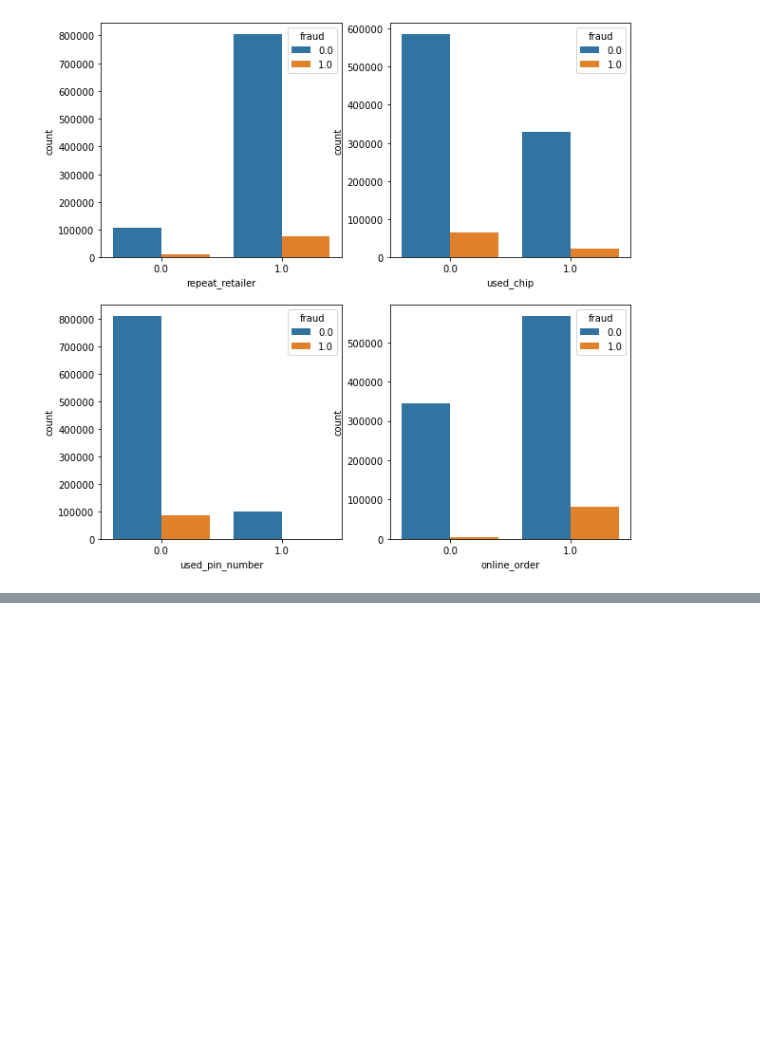
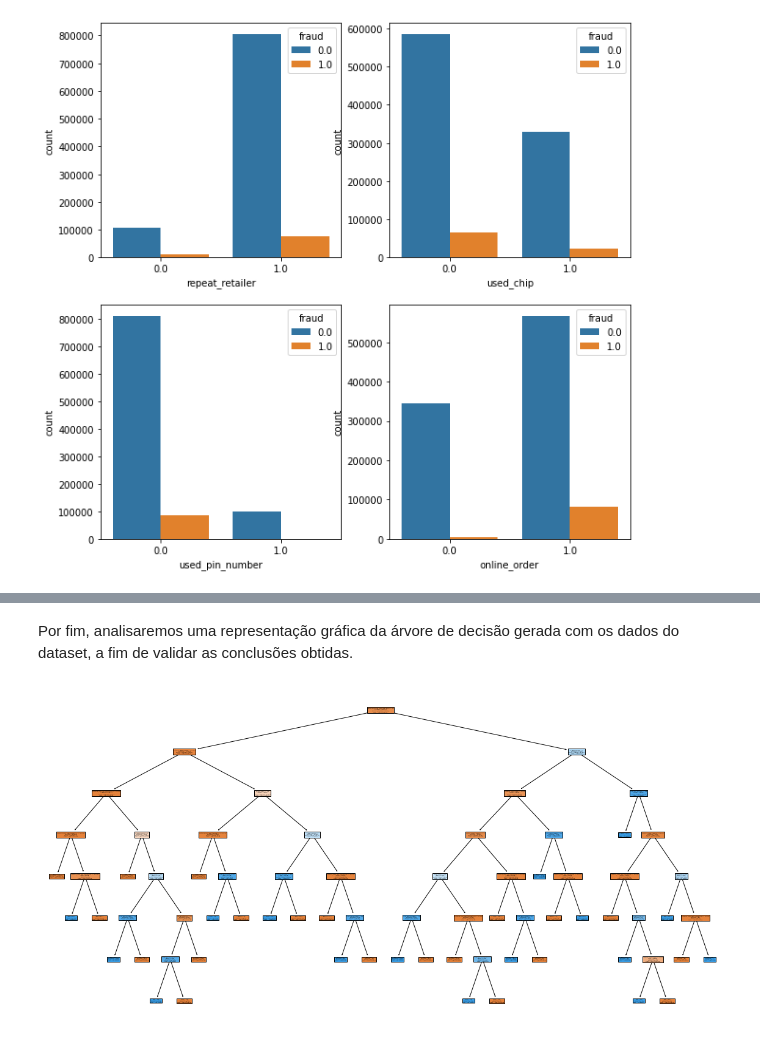
Before and after one commit to eusobergsu/credit_card_fraud, a Jupyter notebook: credit_card.ipynb, the cells around one changed output, grey strips where cells are left out. Drawn from its saved outputs; the diff is of its cells as text; code cells hidden in the pictures; blank space fills up the shorter version.

```diff
--- a/credit_card.ipynb
+++ b/credit_card.ipynb
@@ -147,0 +234,12 @@ sns.countplot(ax=axes[1,1],x="online_order", data=df, hue='fraud')
+# %% [markdown]
+Por fim, analisaremos uma representação gráfica da árvore de decisão gerada com os dados do dataset, a fim de validar as conclusões obtidas.
+# %%
+fig = plt.figure(figsize=(20, 10))
+
+plot_tree(decision_tree_model,
+            filled=True,
+            feature_names=X.columns,
+            class_names=['Não há fraude', 'Há fraude'])
+plt.show()
+# %% [output]
+[figure, added]
```
Also changed, not shown: parts of 16 cells of this notebook.
